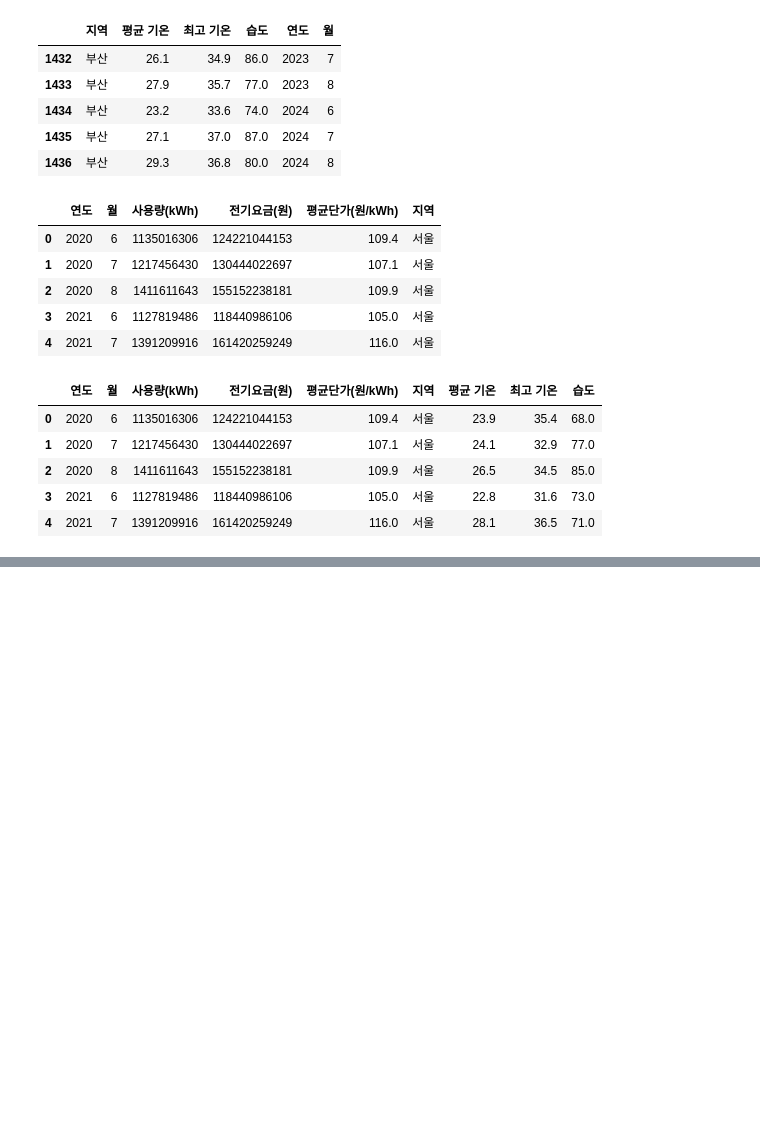
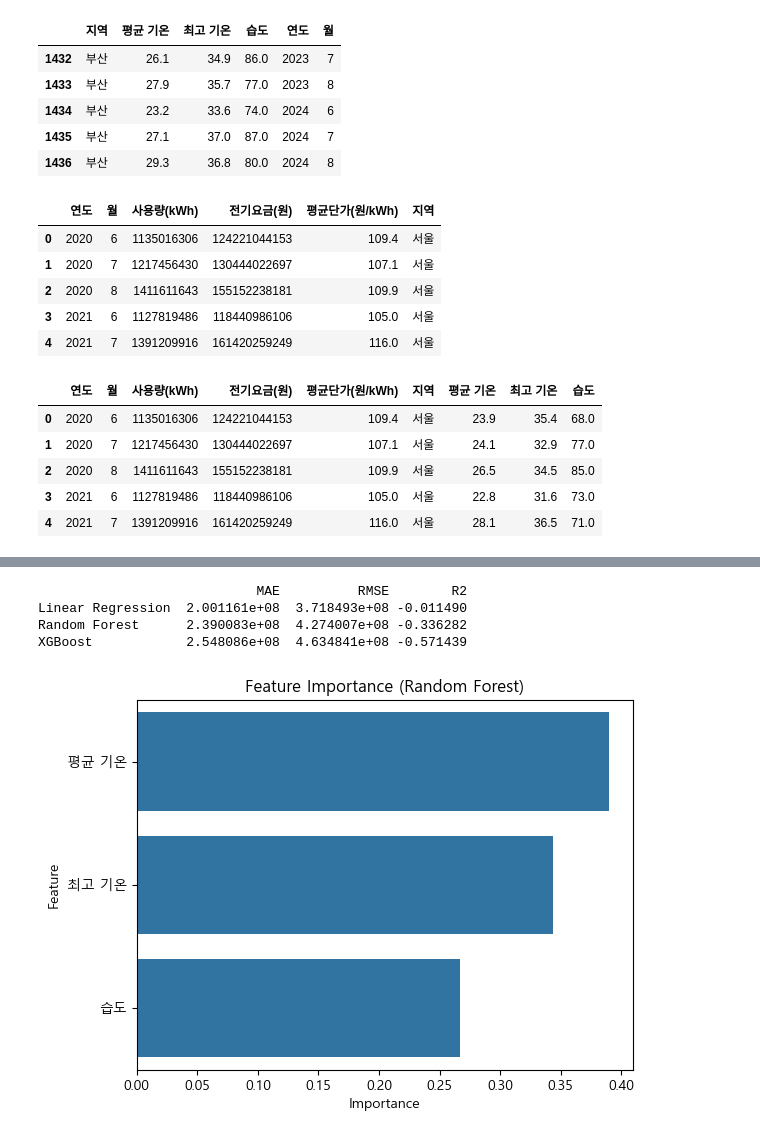
Before and after one commit to Encore-SKN-17/ML_MINI_4TEAM, a Jupyter notebook: weather_electric_preprocess.ipynb, the cells around one changed output, grey strips where cells are left out. Drawn from its saved outputs; the diff is of its cells as text; code cells hidden in the pictures; blank space fills up the shorter version.

```diff
--- a/weather_electric_preprocess.ipynb
+++ b/weather_electric_preprocess.ipynb
@@ -162,0 +254,69 @@ merged_df.head()
+# %%
+import pandas as pd
+from sklearn.model_selection import train_test_split
+from sklearn.linear_model import LinearRegression
+from sklearn.ensemble import RandomForestRegressor
+from xgboost import XGBRegressor
+from sklearn.metrics import mean_absolute_error, mean_squared_error, r2_score
+import matplotlib.pyplot as plt
+import seaborn as sns
+import numpy as np
+
+
+# 사용할 변수 선택
+features = ['평균 기온', '최고 기온', '습도']
+target = '사용량(kWh)'
+
+# 결측치 처리
+for col in features:
+    merged_df[col] = merged_df[col].fillna(merged_df[col].mean())
+
+X = merged_df[features]
+y = merged_df[target]
+
+# 학습/테스트 데이터 분할
+X_train, X_test, y_train, y_test = train_test_split(X, y, test_size=0.2, random_state=42)
+
+# 모델 리스트 정의
+models = {
+    'Linear Regression': LinearRegression(),
+    'Random Forest': RandomForestRegressor(random_state=42),
+    'XGBoost': XGBRegressor(random_state=42)
+}
+
+results = {}
+
+# 각 모델 학습 및 평가
+for name, model in models.items():
+    model.fit(X_train, y_train)
+    y_pred = model.predict(X_test)
+
+    mae = mean_absolute_error(y_test, y_pred)
+    rmse = np.sqrt(mean_squared_error(y_test, y_pred))
+    r2 = r2_score(y_test, y_pred)
+
+    results[name] = {
+        'MAE': mae,
+        'RMSE': rmse,
+        'R2': r2
+    }
+
+# 결과 출력
+results_df = pd.DataFrame(results).T
+print(results_df)
+
+# 변수 중요도 시각화 (Random Forest 기준)
+rf_model = models['Random Forest']
+importances = rf_model.feature_importances_
+
+sns.barplot(x=importances, y=features)
+plt.title('Feature Importance (Random Forest)')
+plt.xlabel('Importance')
+plt.ylabel('Feature')
+plt.show()
+# %% [output]
+                            MAE          RMSE        R2
+Linear Regression  2.001161e+08  3.718493e+08 -0.011490
+Random Forest      2.390083e+08  4.274007e+08 -0.336282
+XGBoost            2.548086e+08  4.634841e+08 -0.571439
+[figure, added]
```
Also changed, not shown: parts of 8 cells of this notebook.
